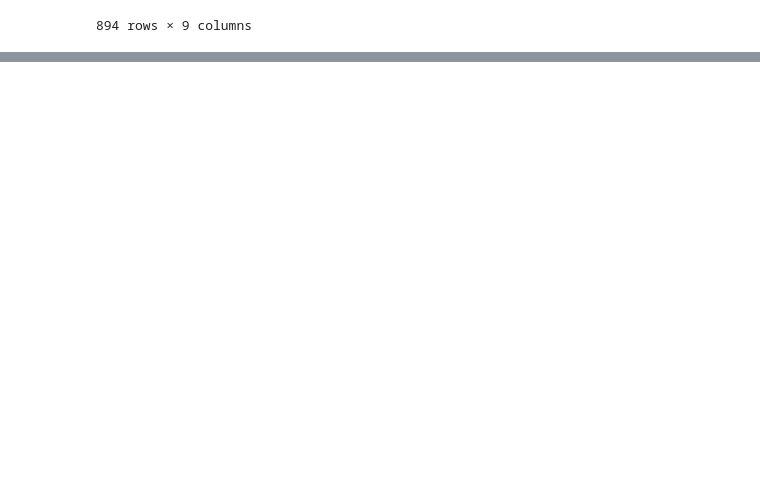
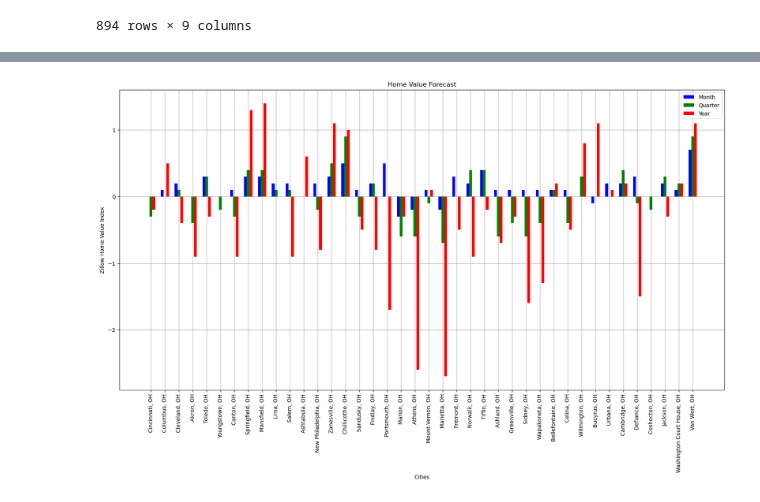
Before and after one commit to McKala1/Project-1, a Jupyter notebook: OSU_AI_Project_1_isaac.ipynb, the cells around one changed output, grey strips where cells are left out. Cells and saved outputs as stored; diff of their text form; code cells hidden in the pictures; blank space fills up the shorter version.

```diff
--- a/OSU_AI_Project_1_isaac.ipynb
+++ b/OSU_AI_Project_1_isaac.ipynb
@@ -85,0 +126,34 @@ display(home_value_forecast_dropped)
+# %%
+home_value_forecast_dropped_columns['RegionName'] = home_value_forecast_dropped_columns['RegionName'].astype(str)
+# hvf_oh = home_value_forecast_dropped_columns.loc[home_value_forecast_dropped_columns['RegionName'] == ", OH"]
+# hvf_oh = home_value_forecast_dropped_columns.loc[home_value_forecast_dropped_columns['RegionName'].isin(['OH'])]
+hvf_oh = home_value_forecast_dropped_columns[home_value_forecast_dropped_columns['RegionName'].str.endswith('OH')]
+
+
+# display(hvf_oh)
+
+# print(home_value_forecast_dropped_columns['RegionName'].unique())
+# home_value_forecast_dropped_columns.dtypes
+
+
+plt.subplots(figsize=(20,10))
+
+x_axis = np.arange(len(hvf_oh['12/31/2023']))
+plt.bar(x_axis-0.2, hvf_oh['12/31/2023'], color="b", align="center", width=0.2, zorder = 3, label="Month")
+plt.bar(x_axis, hvf_oh['2/29/2024'], color="g", align="center", width=0.2, zorder = 3, label="Quarter")
+plt.bar(x_axis+0.2, hvf_oh['11/30/2024'], color="r", align="center", width=0.2, zorder = 3, label="Year")
+
+tick_locations = [value for value in x_axis]
+plt.xticks(tick_locations, hvf_oh['RegionName'], rotation='vertical')
+
+plt.grid(zorder=0)
+
+plt.title("Home Value Forecast")
+plt.xlabel("Cities")
+plt.ylabel("Zillow Home Value Index")
+plt.legend(loc="best")
+
+
+plt.show()
+# %% [output]
+[figure, added]
```
Also changed, not shown: parts of 7 cells of this notebook.
